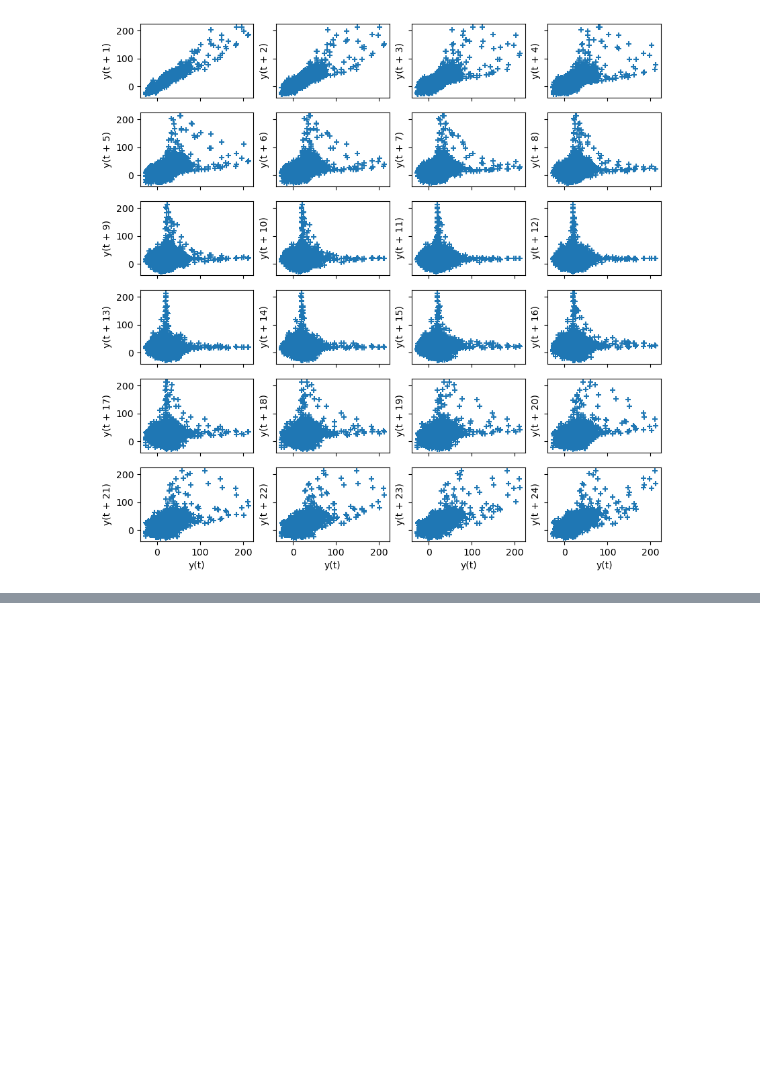
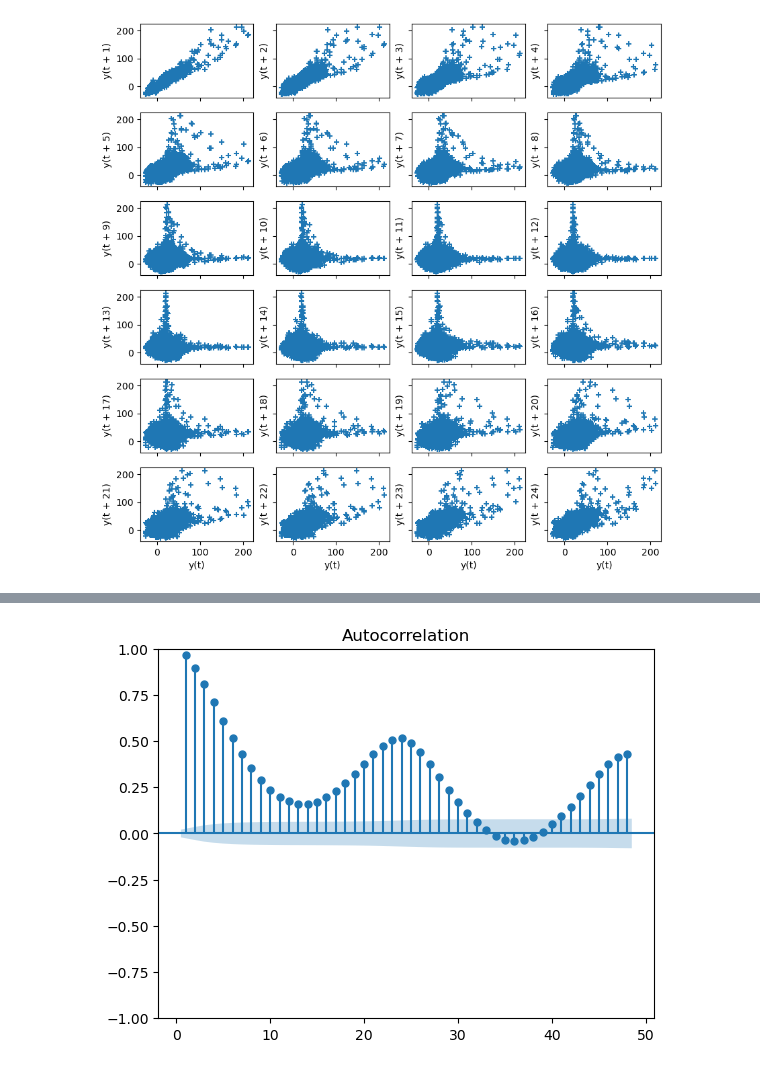
Before and after one commit to maxwellgriffith345/SPPPrices, a Jupyter notebook: SPPPriceSandBox.ipynb, the cells around one changed output, grey strips where cells are left out. Drawn from its saved outputs; the diff is of its cells as text; code cells hidden in the pictures; blank space fills up the shorter version.

Commit message:
Add files via upload
finished section on graphics

```diff
--- a/SPPPriceSandBox.ipynb
+++ b/SPPPriceSandBox.ipynb
@@ -370,0 +381,5 @@ for lagstep, axs in zip(lags,fig.get_axes()):
+# %%
+sm.graphics.tsa.plot_acf(df["SECI_CIMARRON"], lags=48, zero=False)
+plt.show()
+# %% [output]
+[figure, added]
```
Also changed, not shown: parts of 10 cells of this notebook.
